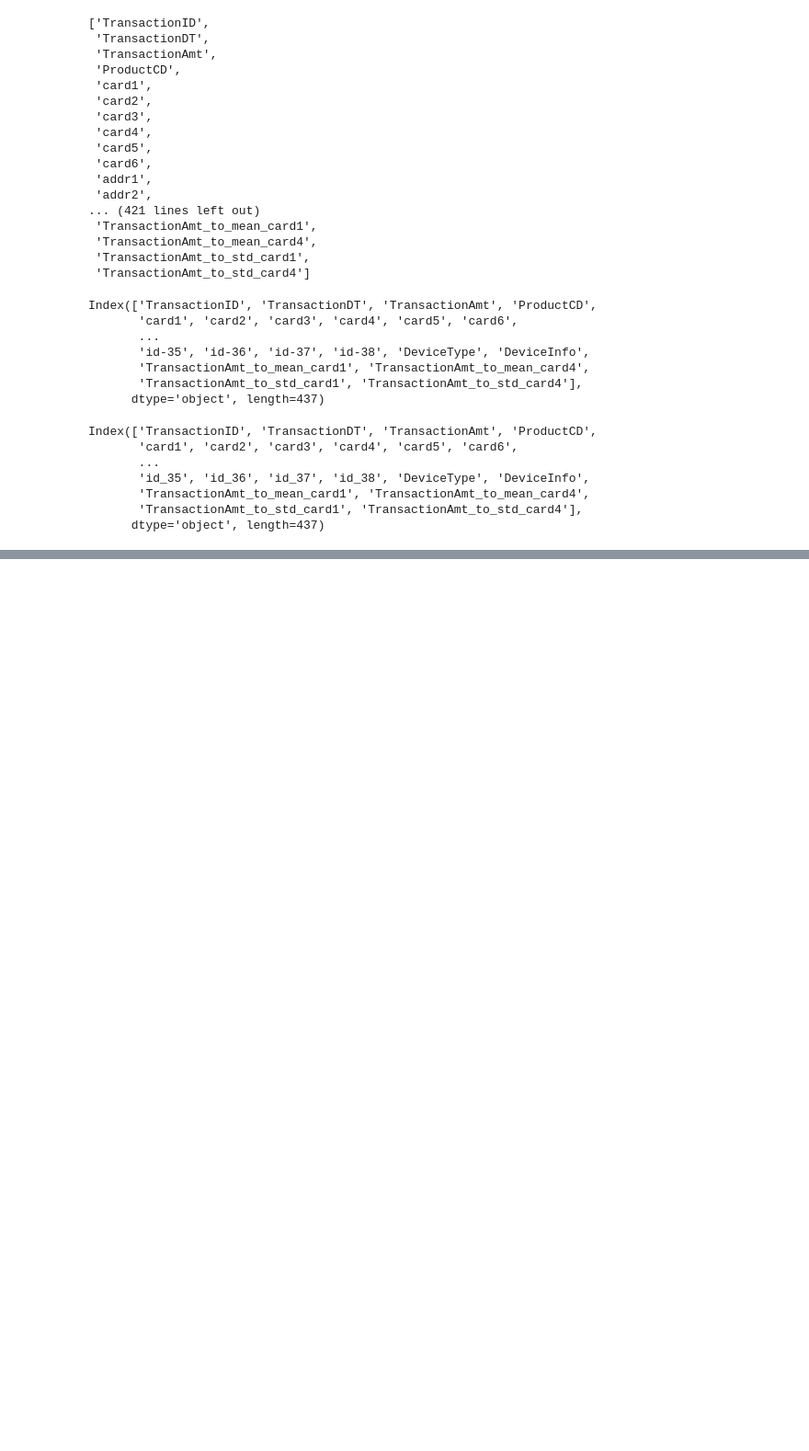
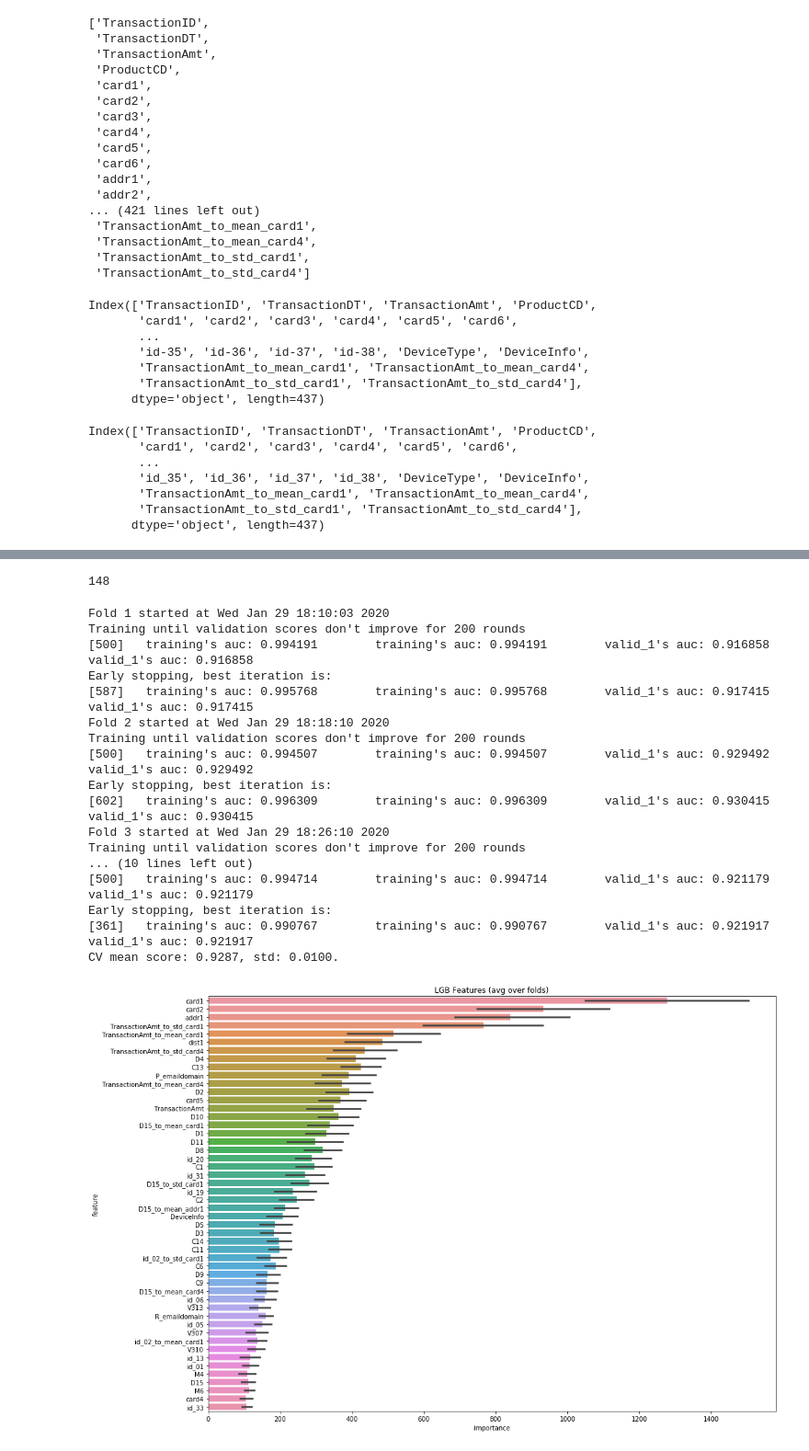
Before and after one commit to jcanque777/fraud_detection, a Jupyter notebook: fraud_detection.ipynb, the cells around one changed output, grey strips where cells are left out. Shown: that part at 92% size. Saved outputs shown, nothing was run; the diff lists cells and outputs as text; code cells hidden in the pictures; blank space fills up the shorter version.

Commit message:
Time Series machine learning

```diff
--- a/fraud_detection.ipynb
+++ b/fraud_detection.ipynb
@@ -945,0 +958,3 @@ test[['R_emaildomain_1', 'R_emaildomain_2', 'R_emaildomain_3']] = test['R_emaild
+# %%
+train = train.drop(cols_to_drop, axis=1)
+test = test.drop(cols_to_drop, axis=1)
@@ -945,0 +976,19 @@ test[['R_emaildomain_1', 'R_emaildomain_2', 'R_emaildomain_3']] = test['R_emaild
+# %%
+X = train.sort_values('TransactionDT').drop(['isFraud', 'TransactionDT', 'TransactionID'], axis=1)
+y = train.sort_values('TransactionDT')['isFraud']
+#X_test = test.sort_values('TransactionDT').drop(['TransactionDT', 'TransactionID'], axis=1)
+X_test = test.drop(['TransactionDT', 'TransactionID'], axis=1)
+del train
+test = test[["TransactionDT", 'TransactionID']]
+# %%
+# by https://www.kaggle.com/dimartinot
+def clean_inf_nan(df):
+    return df.replace([np.inf, -np.inf], np.nan)
+
+# Cleaning infinite values to NaN
+X = clean_inf_nan(X)
+X_test = clean_inf_nan(X_test)
+# %%
+gc.collect()
+# %% [output]
+148
@@ -945,0 +1007,42 @@ test[['R_emaildomain_1', 'R_emaildomain_2', 'R_emaildomain_3']] = test['R_emaild
+# %%
+n_fold = 5
+folds = TimeSeriesSplit(n_splits=n_fold)
+folds = KFold(n_splits=5)
+# %%
+params = {'num_leaves': 256,
+          'min_child_samples': 79,
+          'objective': 'binary',
+          'max_depth': 13,
+          'learning_rate': 0.03,
+          "boosting_type": "gbdt",
+          "subsample_freq": 3,
+          "subsample": 0.9,
+          "bagging_seed": 11,
+          "metric": 'auc',
+          "verbosity": -1,
+          'reg_alpha': 0.3,
+          'reg_lambda': 0.3,
+          'colsample_bytree': 0.9,
+          #'categorical_feature': cat_cols
+         }
+result_dict_lgb = train_model_classification(X=X, X_test=X_test, y=y, params=params, folds=folds, model_type='lgb', eval_metric='auc', plot_feature_importance=True,
+                                                      verbose=500, early_stopping_rounds=200, n_estimators=5000, averaging='usual', n_jobs=-1)
+# %% [output]
+Fold 1 started at Wed Jan 29 18:10:03 2020
+Training until validation scores don't improve for 200 rounds
+[500]   training's auc: 0.994191        training's auc: 0.994191        valid_1's auc: 0.916858 valid_1's auc: 0.916858
+Early stopping, best iteration is:
+[587]   training's auc: 0.995768        training's auc: 0.995768        valid_1's auc: 0.917415 valid_1's auc: 0.917415
+Fold 2 started at Wed Jan 29 18:18:10 2020
+Training until validation scores don't improve for 200 rounds
+[500]   training's auc: 0.994507        training's auc: 0.994507        valid_1's auc: 0.929492 valid_1's auc: 0.929492
+Early stopping, best iteration is:
+[602]   training's auc: 0.996309        training's auc: 0.996309        valid_1's auc: 0.930415 valid_1's auc: 0.930415
+Fold 3 started at Wed Jan 29 18:26:10 2020
+Training until validation scores don't improve for 200 rounds
+... (10 lines left out)
+[500]   training's auc: 0.994714        training's auc: 0.994714        valid_1's auc: 0.921179 valid_1's auc: 0.921179
+Early stopping, best iteration is:
+[361]   training's auc: 0.990767        training's auc: 0.990767        valid_1's auc: 0.921917 valid_1's auc: 0.921917
+CV mean score: 0.9287, std: 0.0100.
+[figure, added]
```
Also changed, not shown: parts of 9 cells of this notebook.
